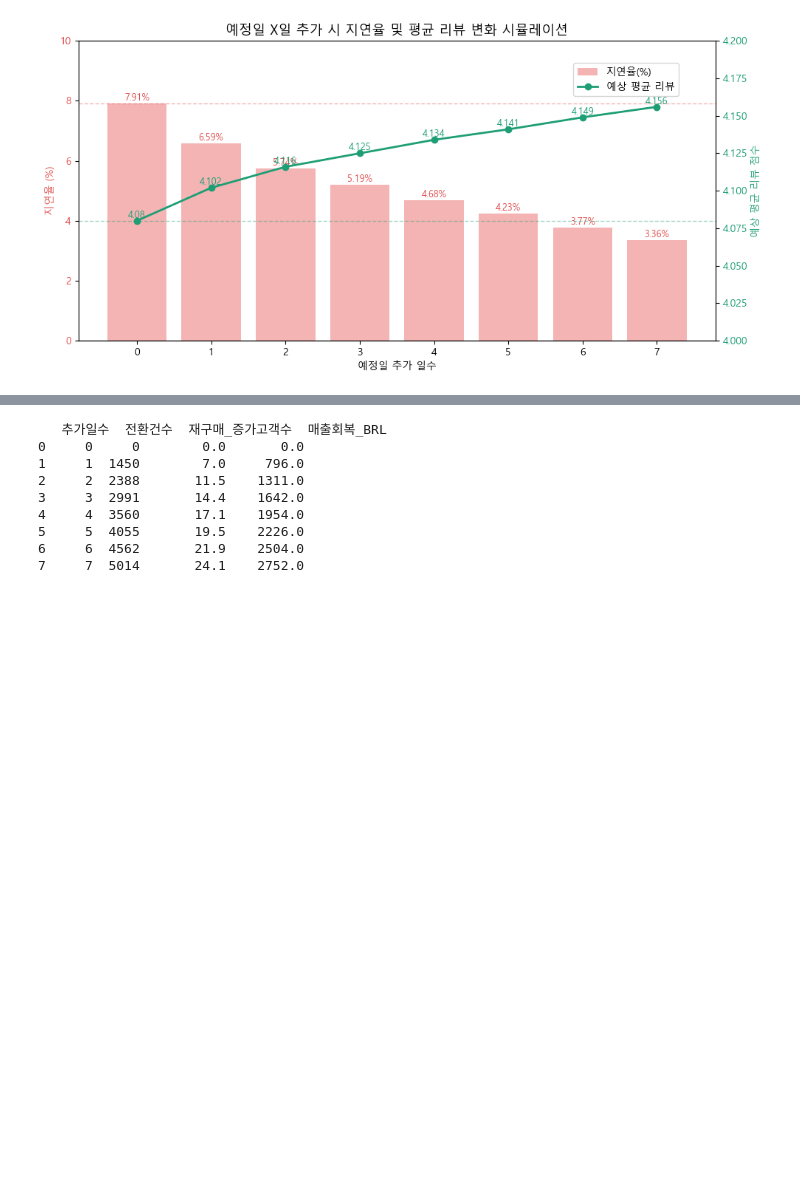
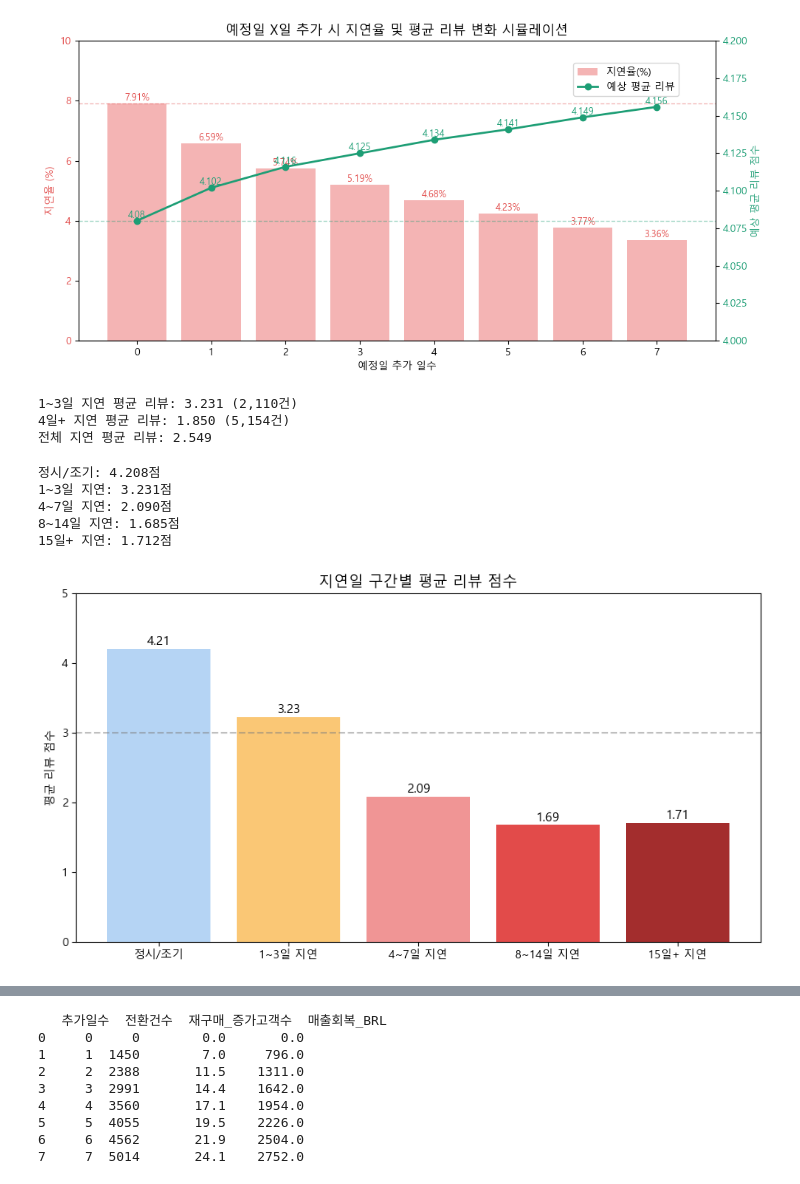
Before and after one commit to KyungminChang/team-oldest-olist-analysis, a Jupyter notebook: notebooks/Funnel_Cohort/NG/ab_test_eta.ipynb, the cells around one changed output, grey strips where cells are left out. Drawn from its saved outputs; the diff is of its cells as text; code cells hidden in the pictures; blank space fills up the shorter version.

```diff
--- a/notebooks/Funnel_Cohort/NG/ab_test_eta.ipynb
+++ b/notebooks/Funnel_Cohort/NG/ab_test_eta.ipynb
@@ -128,3 +128,51 @@ plt.savefig('ab_test_eta_simulation.png', dpi=150, bbox_inches='tight')
 plt.show()
 # %% [output]
 [figure]
+# %%
+# 3일 이하 지연 주문 평균 리뷰
+late_1_3 = df[(df['days_diff'] > 0) & (df['days_diff'] <= 3)]
+late_4_plus = df[df['days_diff'] > 3]
+
+print(f"1~3일 지연 평균 리뷰: {late_1_3['review_score_mean'].mean():.3f} ({len(late_1_3):,}건)")
+print(f"4일+ 지연 평균 리뷰: {late_4_plus['review_score_mean'].mean():.3f} ({len(late_4_plus):,}건)")
+print(f"전체 지연 평균 리뷰: {df[df['is_late']==True]['review_score_mean'].mean():.3f}")
+# %% [output]
+1~3일 지연 평균 리뷰: 3.231 (2,110건)
+4일+ 지연 평균 리뷰: 1.850 (5,154건)
+전체 지연 평균 리뷰: 2.549
+# %%
+# 지연일 구간별 평균 리뷰
+delay_groups = {
+    '정시/조기': df[df['days_diff'] <= 0]['review_score_mean'].mean(),
+    '1~3일 지연': df[(df['days_diff'] > 0) & (df['days_diff'] <= 3)]['review_score_mean'].mean(),
+    '4~7일 지연': df[(df['days_diff'] > 3) & (df['days_diff'] <= 7)]['review_score_mean'].mean(),
+    '8~14일 지연': df[(df['days_diff'] > 7) & (df['days_diff'] <= 14)]['review_score_mean'].mean(),
+    '15일+ 지연': df[df['days_diff'] > 14]['review_score_mean'].mean(),
+}
+
+for k, v in delay_groups.items():
+    n = len(df[(df['days_diff'] <= 0)] if k == '정시/조기' else [])
+    print(f"{k}: {v:.3f}점")
+
+fig, ax = plt.subplots(figsize=(9, 5))
+colors = ['#B5D4F4', '#FAC775', '#F09595', '#E24B4A', '#A32D2D']
+bars = ax.bar(delay_groups.keys(), delay_groups.values(), color=colors)
+ax.set_title('지연일 구간별 평균 리뷰 점수', fontsize=13)
+ax.set_ylabel('평균 리뷰 점수')
+ax.set_ylim(0, 5)
+ax.axhline(y=3, color='gray', linestyle='--', alpha=0.5)
+
+for bar, val in zip(bars, delay_groups.values()):
+    ax.text(bar.get_x() + bar.get_width()/2, bar.get_height() + 0.05,
+            f'{val:.2f}', ha='center', fontsize=11)
+
+plt.tight_layout()
+plt.savefig('delay_review_by_group.png', dpi=150, bbox_inches='tight')
+plt.show()
+# %% [output]
+정시/조기: 4.208점
+1~3일 지연: 3.231점
+4~7일 지연: 2.090점
+8~14일 지연: 1.685점
+15일+ 지연: 1.712점
+[figure, added]
```
Also changed, not shown: parts of 2 cells of this notebook, 3 other files.
